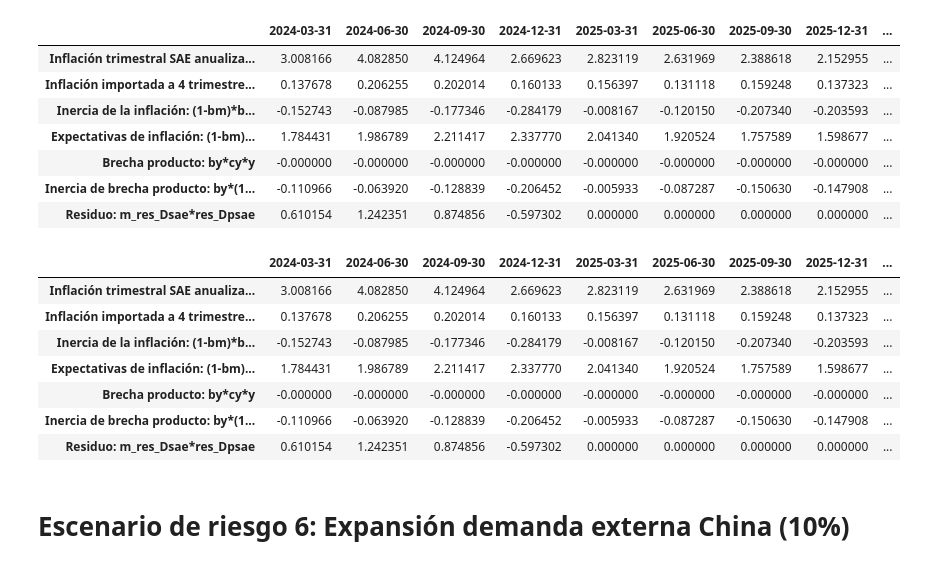
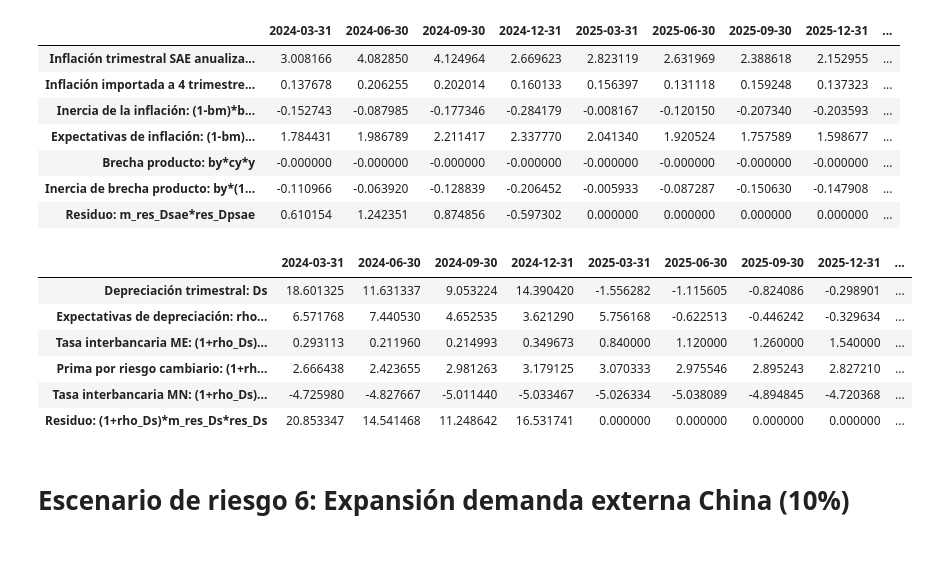
Before and after one commit to jamayat/CUECOPolMon, a Jupyter notebook: 01_Clase_sobre_MPT.ipynb, the cells around one changed output. Saved outputs shown, nothing was run; the diff lists cells and outputs as text; code cells hidden in the pictures.

```diff
--- a/01_Clase_sobre_MPT.ipynb
+++ b/01_Clase_sobre_MPT.ipynb
@@ -597,33 +597,28 @@ pd.DataFrame(np.c_[Dpsae,D4pm,Dpsael,ED4p,y,yl,res_Dpsae], columns=['Inflación
 # %%
 # Paridad descubierta de tasas de inter s modificada
 # Ds = rho_Ds*Ds(+1) + (1 + rho_Ds)*( ime + x - imn + m_res_Ds*res_Ds )
 
 rho_Ds = 0.400000000000000
 m_res_Ds = (77.208300000000000)**0.5
 
 hist2show = 4
 
 Ds     = UFDB_base['Ds'].values[-(hist2show+FH):].reshape(-1,1)
-Dpsael = rho_Ds*UFDB_base['Ds'].values[-((hist2show+FH)+1):-1].reshape(-1,1)
+Dsl     = rho_Ds*UFDB_base['Ds'].values[-((hist2show+FH)+1):-1].reshape(-1,1)
+ime    = (1+rho_Ds)*UFDB_base['ime'].values[-(hist2show+FH):].reshape(-1,1)
+x      = (1+rho_Ds)*UFDB_base['x'].values[-(hist2show+FH):].reshape(-1,1)
+imn    = -(1+rho_Ds)*UFDB_base['imn'].values[-(hist2show+FH):].reshape(-1,1)
+res_Ds = (1+rho_Ds)*m_res_Ds*UFDB_base['res_Ds'].values[-(hist2show+FH):].reshape(-1,1)
 
-Dpsae  = UFDB_base['Dpsae'].values[-(hist2show+FH):].reshape(-1,1)
-D4pm   = bm*UFDB_base['D4pm'].values[-(hist2show+FH):].reshape(-1,1)
-Dpsael = (1-bm)*bsae*UFDB_base['y'].values[-((hist2show+FH)+1):-1].reshape(-1,1)
-ED4p   = (1-bm)*(1-bsae)*UFDB_base['ED4p'].values[-(hist2show+FH):].reshape(-1,1)
-y      = by*cy*UFDB_base['y'].values[-(hist2show+FH):].reshape(-1,1)
-yl     = by*(1-cy)*UFDB_base['y'].values[-((hist2show+FH)+1):-1].reshape(-1,1)
-res_Dpsae = m_res_Dpsae*UFDB_base['res_Dpsae'].values[-(hist2show+FH):].reshape(-1,1)
-
-pd.DataFrame(np.c_[Dpsae,D4pm,Dpsael,ED4p,y,yl,res_Dpsae], columns=['Inflación trimestral SAE anualizada: Dpsae','Inflación importada a 4 trimestres: bm*D4pm','Inercia de la inflación: (1-bm)*bsae*Dpsae(-1)','Expectativas de inflación: (1-bm)*(1-bsae)*ED4p','Brecha producto: by*cy*y','Inercia de brecha producto: by*(1-cy)*y(-1)','Residuo: m_res_Dsae*res_Dpsae'], index=UFDB_base.index[-(hist2show+FH):]).T
+pd.DataFrame(np.c_[Ds,Dsl,ime,x,imn,res_Ds], columns=['Depreciación trimestral: Ds','Expectativas de depreciación: rho_Ds*Ds','Tasa interbancaria ME: (1+rho_Ds)*ime','Prima por riesgo cambiario: (1+rho_Ds)*x','Tasa interbancaria MN: (1+rho_Ds)*imn','Residuo: (1+rho_Ds)*m_res_Ds*res_Ds'], index=UFDB_base.index[-(hist2show+FH):]).T
 # %% [output]
 |  | 2024-03-31 | 2024-06-30 | 2024-09-30 | 2024-12-31 | 2025-03-31 | 2025-06-30 | 2025-09-30 | 2025-12-31 | ... |
-| Inflación trimestral SAE anualiza... | 3.008166 | 4.082850 | 4.124964 | 2.669623 | 2.823119 | 2.631969 | 2.388618 | 2.152955 | ... |
-| Inflación importada a 4 trimestre... | 0.137678 | 0.206255 | 0.202014 | 0.160133 | 0.156397 | 0.131118 | 0.159248 | 0.137323 | ... |
-| Inercia de la inflación: (1-bm)*b... | -0.152743 | -0.087985 | -0.177346 | -0.284179 | -0.008167 | -0.120150 | -0.207340 | -0.203593 | ... |
-| Expectativas de inflación: (1-bm)... | 1.784431 | 1.986789 | 2.211417 | 2.337770 | 2.041340 | 1.920524 | 1.757589 | 1.598677 | ... |
-| Brecha producto: by*cy*y | -0.000000 | -0.000000 | -0.000000 | -0.000000 | -0.000000 | -0.000000 | -0.000000 | -0.000000 | ... |
-| Inercia de brecha producto: by*(1... | -0.110966 | -0.063920 | -0.128839 | -0.206452 | -0.005933 | -0.087287 | -0.150630 | -0.147908 | ... |
-| Residuo: m_res_Dsae*res_Dpsae | 0.610154 | 1.242351 | 0.874856 | -0.597302 | 0.000000 | 0.000000 | 0.000000 | 0.000000 | ... |
+| Depreciación trimestral: Ds | 18.601325 | 11.631337 | 9.053224 | 14.390420 | -1.556282 | -1.115605 | -0.824086 | -0.298901 | ... |
+| Expectativas de depreciación: rho... | 6.571768 | 7.440530 | 4.652535 | 3.621290 | 5.756168 | -0.622513 | -0.446242 | -0.329634 | ... |
+| Tasa interbancaria ME: (1+rho_Ds)... | 0.293113 | 0.211960 | 0.214993 | 0.349673 | 0.840000 | 1.120000 | 1.260000 | 1.540000 | ... |
+| Prima por riesgo cambiario: (1+rh... | 2.666438 | 2.423655 | 2.981263 | 3.179125 | 3.070333 | 2.975546 | 2.895243 | 2.827210 | ... |
+| Tasa interbancaria MN: (1+rho_Ds)... | -4.725980 | -4.827667 | -5.011440 | -5.033467 | -5.026334 | -5.038089 | -4.894845 | -4.720368 | ... |
+| Residuo: (1+rho_Ds)*m_res_Ds*res_Ds | 20.853347 | 14.541468 | 11.248642 | 16.531741 | 0.000000 | 0.000000 | 0.000000 | 0.000000 | ... |
 # %% [markdown]
 # Escenario de riesgo 6: Expansión demanda externa China (10%)
 # %%
```
